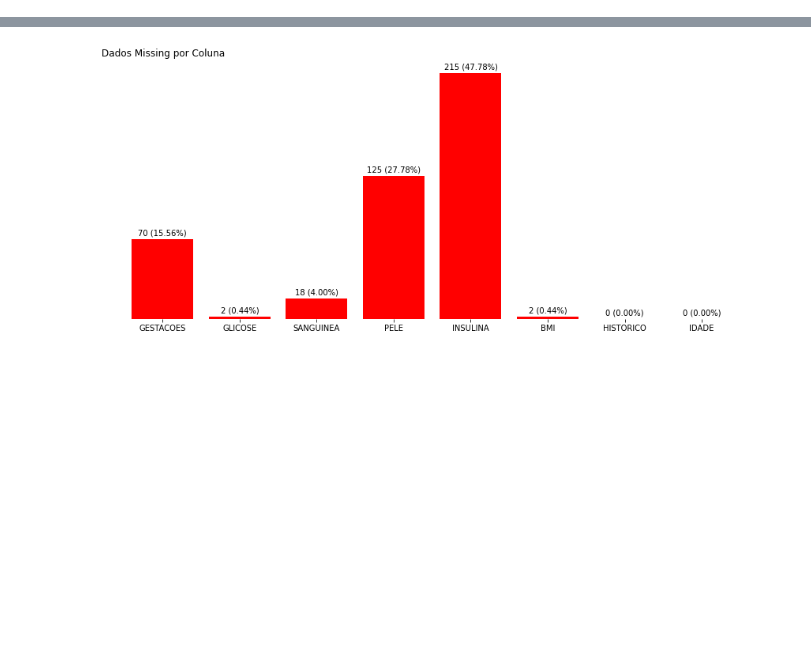
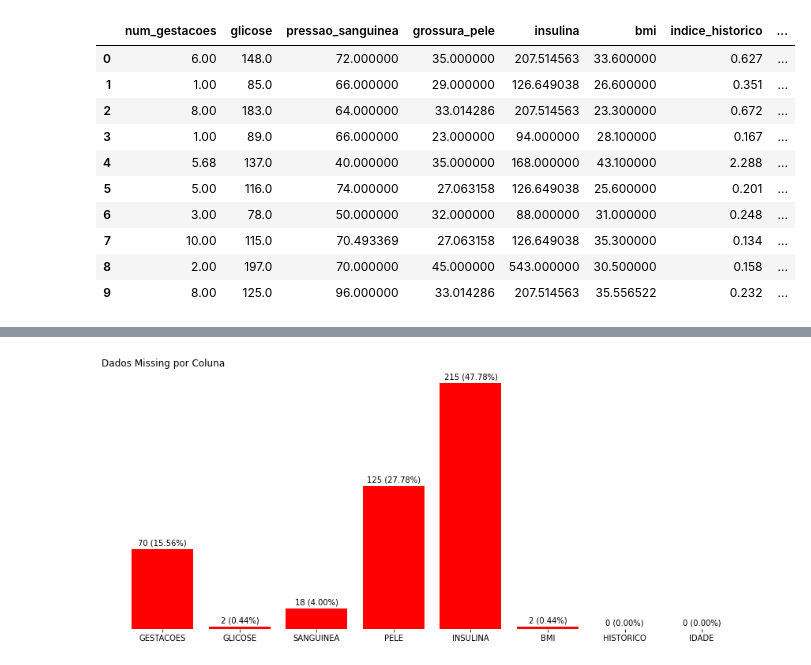
Before and after one commit to SamuelBaptista/ia-doctor, a Jupyter notebook: src/i_doctor.ipynb, the cells around one changed output, grey strips where cells are left out. Cells and saved outputs as stored; diff of their text form; code cells hidden in the pictures; blank space fills up the shorter version.

```diff
--- a/src/treinamento_do_modelo.ipynb
+++ b/src/i_doctor.ipynb
@@ -13,4 +17,25 @@ from sklearn.model_selection import train_test_split
 # %%
 # Importando o dataset de treinamento
 dataset = pd.read_csv('../datasets/treino.csv')
+# %%
+dataset_x = dataset.drop(['id', 'classe'], axis=1)
+dataset_y = dataset['classe']
+# %%
+dp_dataset = DataProcesser(X=dataset_x, y=dataset_y)
+# %%
+dataset_processado = dp_dataset.process_train_data(with_target_column=False)
+# %%
+dataset_processado.head(10)
+# %% [output]
+|  | num_gestacoes | glicose | pressao_sanguinea | grossura_pele | insulina | bmi | indice_historico | ... |
+| 0 | 6.00 | 148.0 | 72.000000 | 35.000000 | 207.514563 | 33.600000 | 0.627 | ... |
+| 1 | 1.00 | 85.0 | 66.000000 | 29.000000 | 126.649038 | 26.600000 | 0.351 | ... |
+| 2 | 8.00 | 183.0 | 64.000000 | 33.014286 | 207.514563 | 23.300000 | 0.672 | ... |
+| 3 | 1.00 | 89.0 | 66.000000 | 23.000000 | 94.000000 | 28.100000 | 0.167 | ... |
+| 4 | 5.68 | 137.0 | 40.000000 | 35.000000 | 168.000000 | 43.100000 | 2.288 | ... |
+| 5 | 5.00 | 116.0 | 74.000000 | 27.063158 | 126.649038 | 25.600000 | 0.201 | ... |
+| 6 | 3.00 | 78.0 | 50.000000 | 32.000000 | 88.000000 | 31.000000 | 0.248 | ... |
+| 7 | 10.00 | 115.0 | 70.493369 | 27.063158 | 126.649038 | 35.300000 | 0.134 | ... |
+| 8 | 2.00 | 197.0 | 70.000000 | 45.000000 | 543.000000 | 30.500000 | 0.158 | ... |
+| 9 | 8.00 | 125.0 | 96.000000 | 33.014286 | 207.514563 | 35.556522 | 0.232 | ... |
 # %%
```
Also changed, not shown: parts of 12 cells of this notebook, 2 other files.
